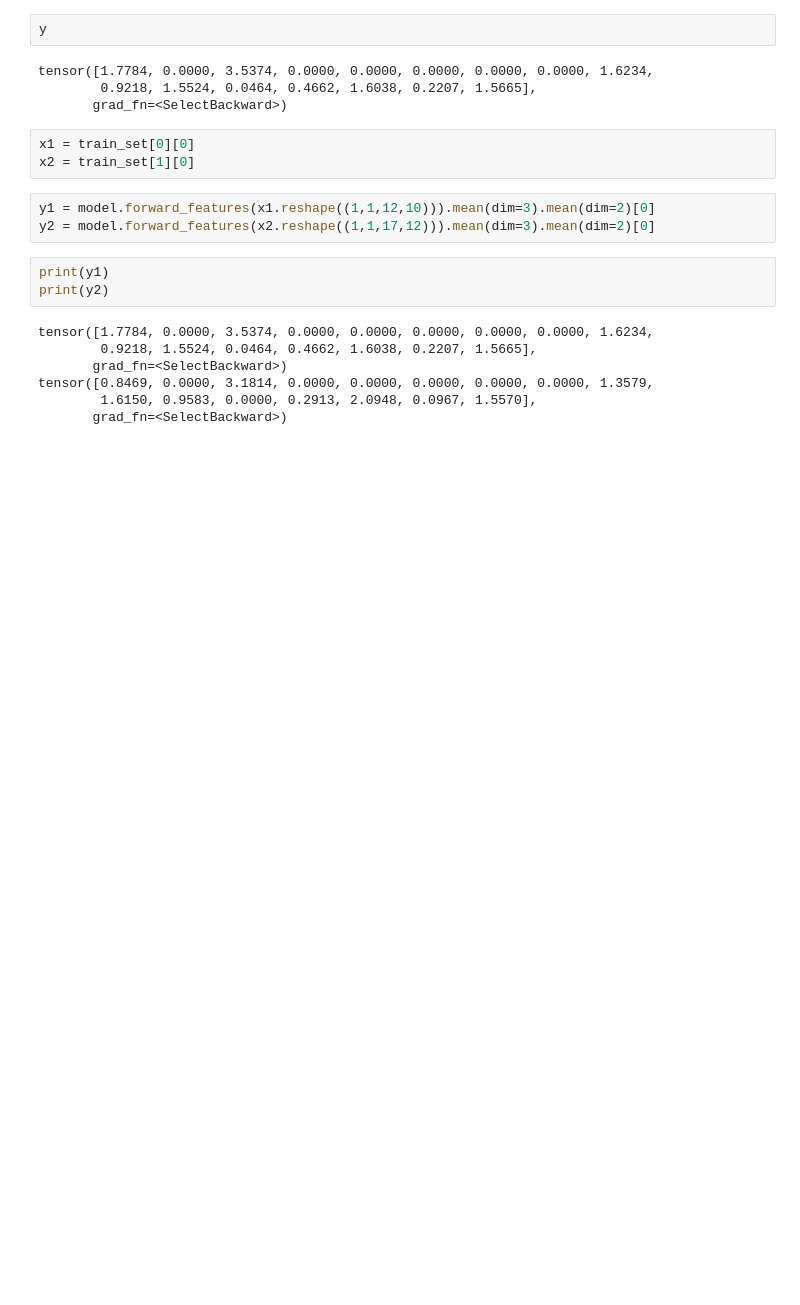
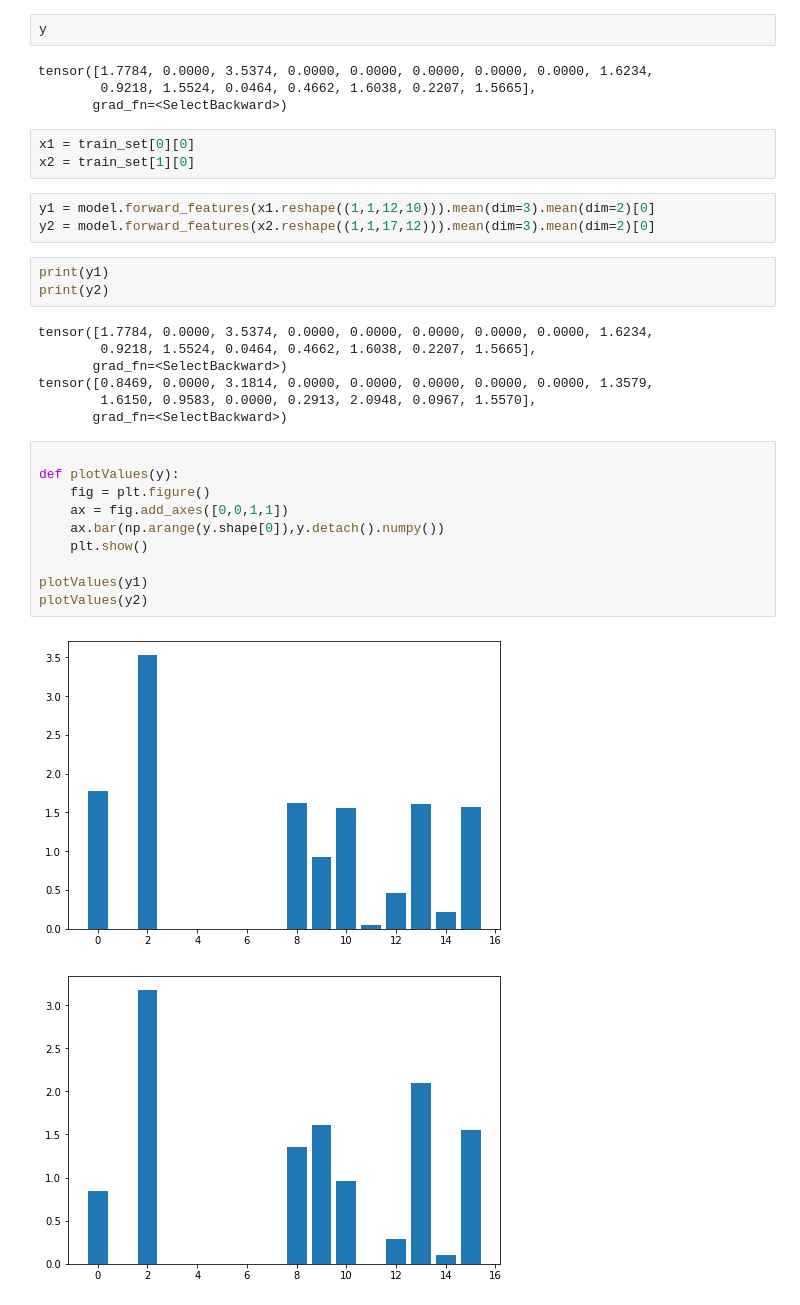
Before and after one commit to StachKazmierowski/SUS3, a Jupyter notebook: MNISTNN3-no_cuda.ipynb, the cells around one changed output. Drawn from its saved outputs; the diff is of its cells as text; blank space fills up the shorter version.

Commit message:
plot results

```diff
--- a/MNISTNN3-no_cuda.ipynb
+++ b/MNISTNN3-no_cuda.ipynb
@@ -241,3 +241,16 @@ tensor([1.7784, 0.0000, 3.5374, 0.0000, 0.0000, 0.0000, 0.0000, 0.0000, 1.6234,
 tensor([0.8469, 0.0000, 3.1814, 0.0000, 0.0000, 0.0000, 0.0000, 0.0000, 1.3579,
         1.6150, 0.9583, 0.0000, 0.2913, 2.0948, 0.0967, 1.5570],
        grad_fn=<SelectBackward>)
+# %%
+
+def plotValues(y):
+    fig = plt.figure()
+    ax = fig.add_axes([0,0,1,1])
+    ax.bar(np.arange(y.shape[0]),y.detach().numpy())
+    plt.show()
+
+plotValues(y1)
+plotValues(y2)
+# %% [output]
+[figure, added]
+[figure, added]
```
